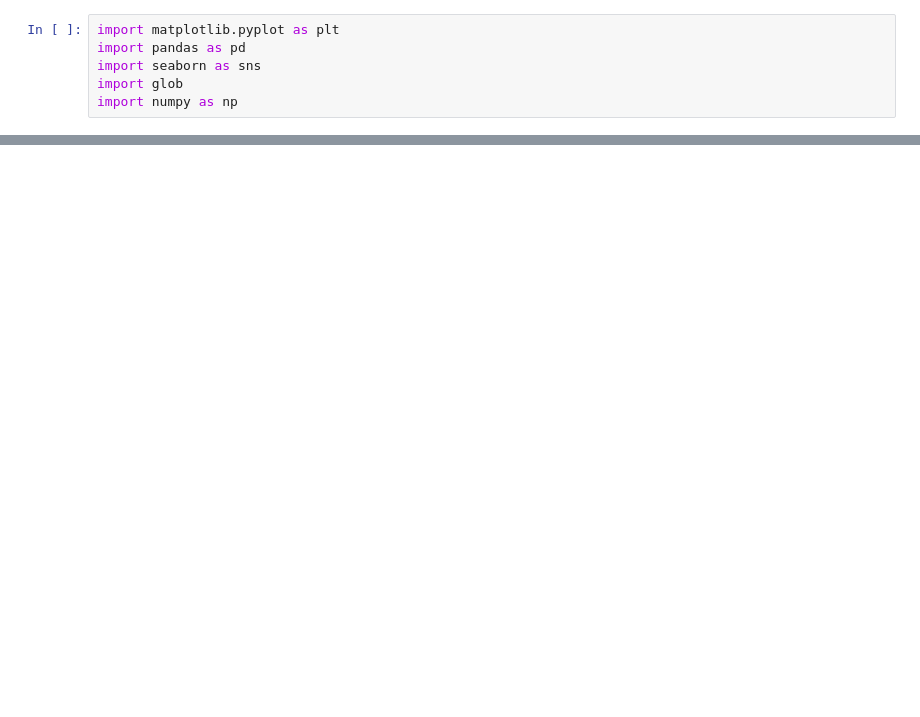
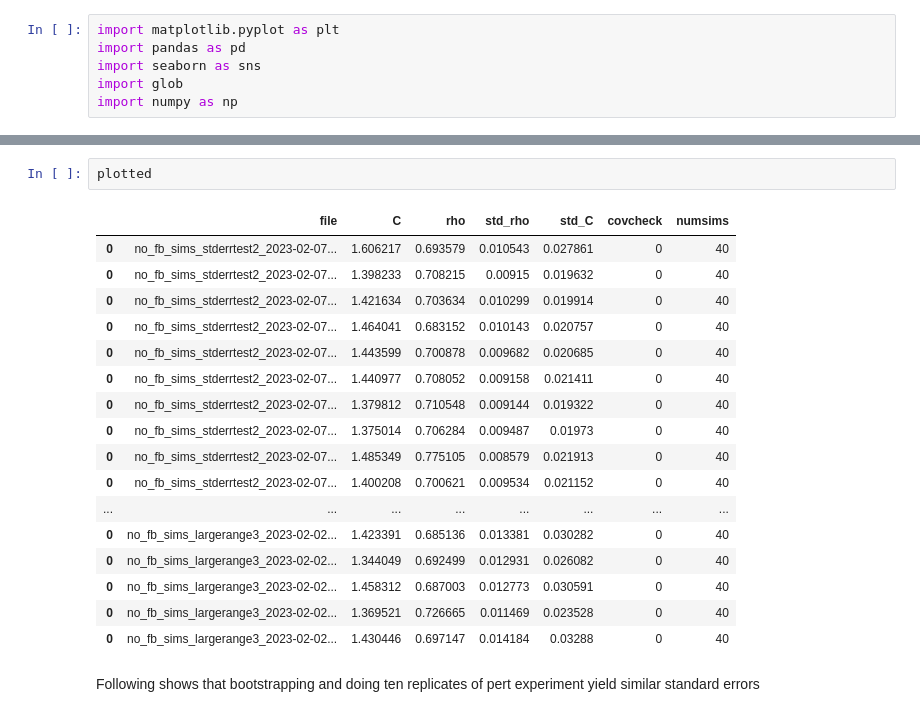
Before and after one commit to s-iyengar/StochFiniteDiffs, a Jupyter notebook: nofb_pointsplot.ipynb, the cells around one changed output, grey strips where cells are left out. Drawn from its saved outputs; the diff is of its cells as text; blank space fills up the shorter version.

Commit message:
Working pert constant rate, testing

```diff
--- a/nofb_pointsplot.ipynb
+++ b/nofb_pointsplot.ipynb
@@ -91,0 +116,22 @@ pertdata
+# %%
+plotted
+# %% [output]
+|  | file | C | rho | std_rho | std_C | covcheck | numsims |
+| 0 | no_fb_sims_stderrtest2_2023-02-07... | 1.606217 | 0.693579 | 0.010543 | 0.027861 | 0 | 40 |
+| 0 | no_fb_sims_stderrtest2_2023-02-07... | 1.398233 | 0.708215 | 0.00915 | 0.019632 | 0 | 40 |
+| 0 | no_fb_sims_stderrtest2_2023-02-07... | 1.421634 | 0.703634 | 0.010299 | 0.019914 | 0 | 40 |
+| 0 | no_fb_sims_stderrtest2_2023-02-07... | 1.464041 | 0.683152 | 0.010143 | 0.020757 | 0 | 40 |
+| 0 | no_fb_sims_stderrtest2_2023-02-07... | 1.443599 | 0.700878 | 0.009682 | 0.020685 | 0 | 40 |
+| 0 | no_fb_sims_stderrtest2_2023-02-07... | 1.440977 | 0.708052 | 0.009158 | 0.021411 | 0 | 40 |
+| 0 | no_fb_sims_stderrtest2_2023-02-07... | 1.379812 | 0.710548 | 0.009144 | 0.019322 | 0 | 40 |
+| 0 | no_fb_sims_stderrtest2_2023-02-07... | 1.375014 | 0.706284 | 0.009487 | 0.01973 | 0 | 40 |
+| 0 | no_fb_sims_stderrtest2_2023-02-07... | 1.485349 | 0.775105 | 0.008579 | 0.021913 | 0 | 40 |
+| 0 | no_fb_sims_stderrtest2_2023-02-07... | 1.400208 | 0.700621 | 0.009534 | 0.021152 | 0 | 40 |
+| ... | ... | ... | ... | ... | ... | ... | ... |
+| 0 | no_fb_sims_largerange3_2023-02-02... | 1.423391 | 0.685136 | 0.013381 | 0.030282 | 0 | 40 |
+| 0 | no_fb_sims_largerange3_2023-02-02... | 1.344049 | 0.692499 | 0.012931 | 0.026082 | 0 | 40 |
+| 0 | no_fb_sims_largerange3_2023-02-02... | 1.458312 | 0.687003 | 0.012773 | 0.030591 | 0 | 40 |
+| 0 | no_fb_sims_largerange3_2023-02-02... | 1.369521 | 0.726665 | 0.011469 | 0.023528 | 0 | 40 |
+| 0 | no_fb_sims_largerange3_2023-02-02... | 1.430446 | 0.697147 | 0.014184 | 0.03288 | 0 | 40 |
+# %% [markdown]
+Following shows that bootstrapping and doing ten replicates of pert experiment yield similar standard errors
```
Also changed, not shown: parts of 27 cells of this notebook, 2 other files.
